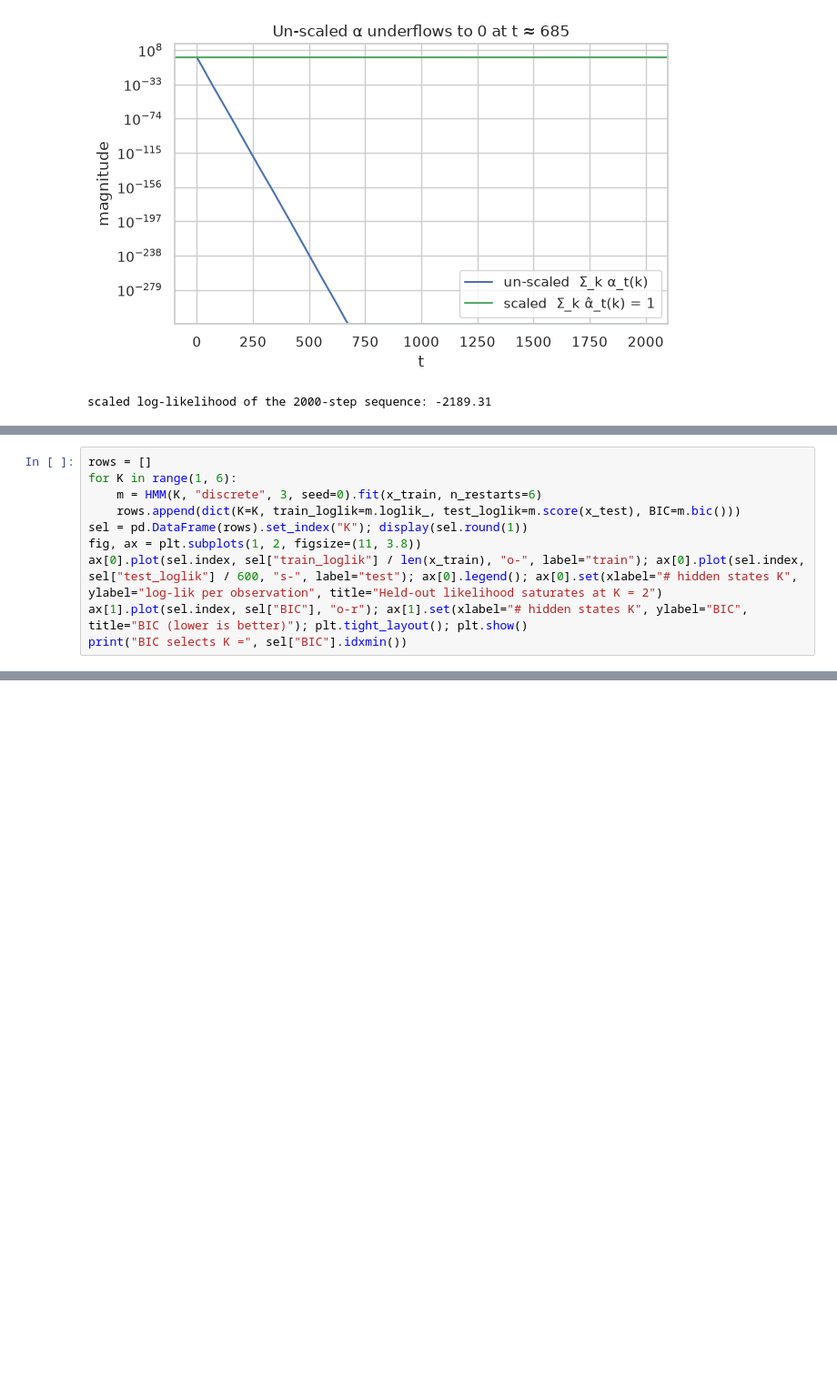
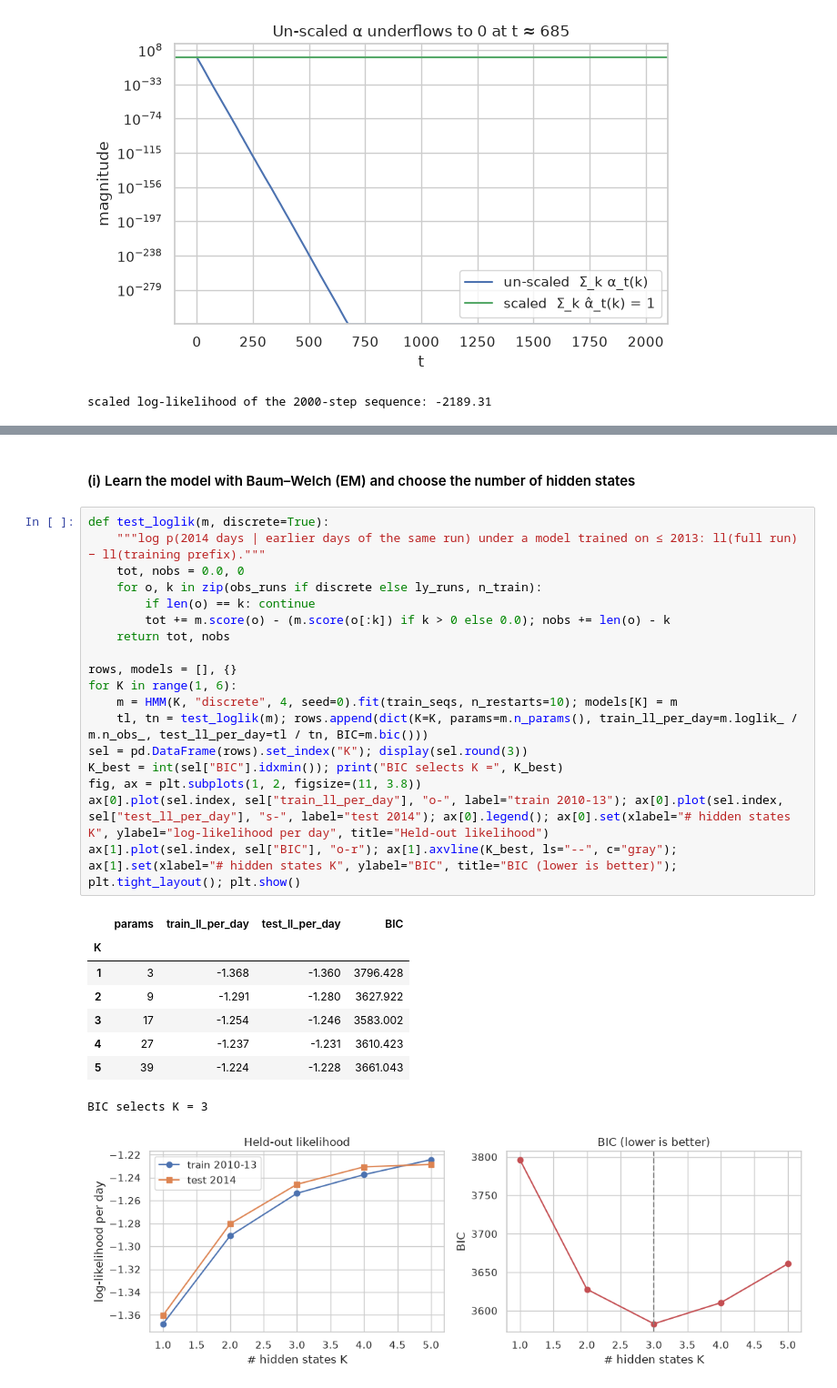
Before and after one commit to Cosmos-0118/ML-Pratice, a Jupyter notebook: Week_04_Hidden_Markov_Models.ipynb, the cells around one changed output, grey strips where cells are left out. Shown at 91% size. Cells and saved outputs as stored; diff of their text form; blank space fills up the shorter version.

```diff
--- a/Week_04_Hidden_Markov_Models.ipynb
+++ b/Week_04_Hidden_Markov_Models.ipynb
@@ -343,10 +231,0 @@ ax[1].stackplot(range(1, H + 1), obs_dist.T, labels=O_NAMES, colors=PAL[:3]); ax
-# %%
-rows = []
-for K in range(1, 6):
-    m = HMM(K, "discrete", 3, seed=0).fit(x_train, n_restarts=6)
-    rows.append(dict(K=K, train_loglik=m.loglik_, test_loglik=m.score(x_test), BIC=m.bic()))
-sel = pd.DataFrame(rows).set_index("K"); display(sel.round(1))
-fig, ax = plt.subplots(1, 2, figsize=(11, 3.8))
-ax[0].plot(sel.index, sel["train_loglik"] / len(x_train), "o-", label="train"); ax[0].plot(sel.index, sel["test_loglik"] / 600, "s-", label="test"); ax[0].legend(); ax[0].set(xlabel="# hidden states K", ylabel="log-lik per observation", title="Held-out likelihood saturates at K = 2")
-ax[1].plot(sel.index, sel["BIC"], "o-r"); ax[1].set(xlabel="# hidden states K", ylabel="BIC", title="BIC (lower is better)"); plt.tight_layout(); plt.show()
-print("BIC selects K =", sel["BIC"].idxmin())
@@ -448,0 +238,30 @@ position RMSE: raw measurements 2.233   Kalman filter 1.085   RTS smoother 0.830
+# %% [markdown]
+#### (i) Learn the model with Baum–Welch (EM) and choose the number of hidden states
+# %%
+def test_loglik(m, discrete=True):
+    """log p(2014 days | earlier days of the same run) under a model trained on ≤ 2013: ll(full run) − ll(training prefix)."""
+    tot, nobs = 0.0, 0
+    for o, k in zip(obs_runs if discrete else ly_runs, n_train):
+        if len(o) == k: continue
+        tot += m.score(o) - (m.score(o[:k]) if k > 0 else 0.0); nobs += len(o) - k
+    return tot, nobs
+
+rows, models = [], {}
+for K in range(1, 6):
+    m = HMM(K, "discrete", 4, seed=0).fit(train_seqs, n_restarts=10); models[K] = m
+    tl, tn = test_loglik(m); rows.append(dict(K=K, params=m.n_params(), train_ll_per_day=m.loglik_ / m.n_obs_, test_ll_per_day=tl / tn, BIC=m.bic()))
+sel = pd.DataFrame(rows).set_index("K"); display(sel.round(3))
+K_best = int(sel["BIC"].idxmin()); print("BIC selects K =", K_best)
+fig, ax = plt.subplots(1, 2, figsize=(11, 3.8))
+ax[0].plot(sel.index, sel["train_ll_per_day"], "o-", label="train 2010-13"); ax[0].plot(sel.index, sel["test_ll_per_day"], "s-", label="test 2014"); ax[0].legend(); ax[0].set(xlabel="# hidden states K", ylabel="log-likelihood per day", title="Held-out likelihood")
+ax[1].plot(sel.index, sel["BIC"], "o-r"); ax[1].axvline(K_best, ls="--", c="gray"); ax[1].set(xlabel="# hidden states K", ylabel="BIC", title="BIC (lower is better)"); plt.tight_layout(); plt.show()
+# %% [output]
+|  | params | train_ll_per_day | test_ll_per_day | BIC |
+| K |  |  |  |  |
+| 1 | 3 | -1.368 | -1.360 | 3796.428 |
+| 2 | 9 | -1.291 | -1.280 | 3627.922 |
+| 3 | 17 | -1.254 | -1.246 | 3583.002 |
+| 4 | 27 | -1.237 | -1.231 | 3610.423 |
+| 5 | 39 | -1.224 | -1.228 | 3661.043 |
+BIC selects K = 3
+[figure, added]
```
Also changed, not shown: parts of 51 cells of this notebook, 8 other files.
